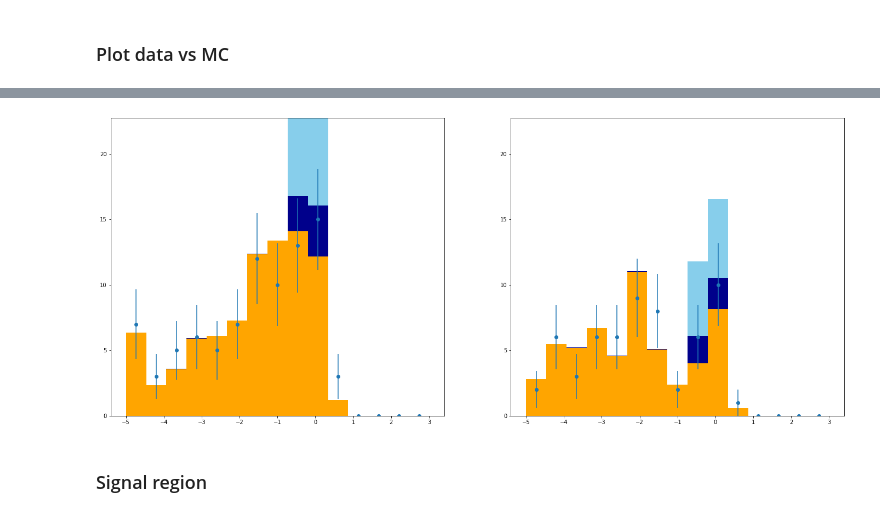
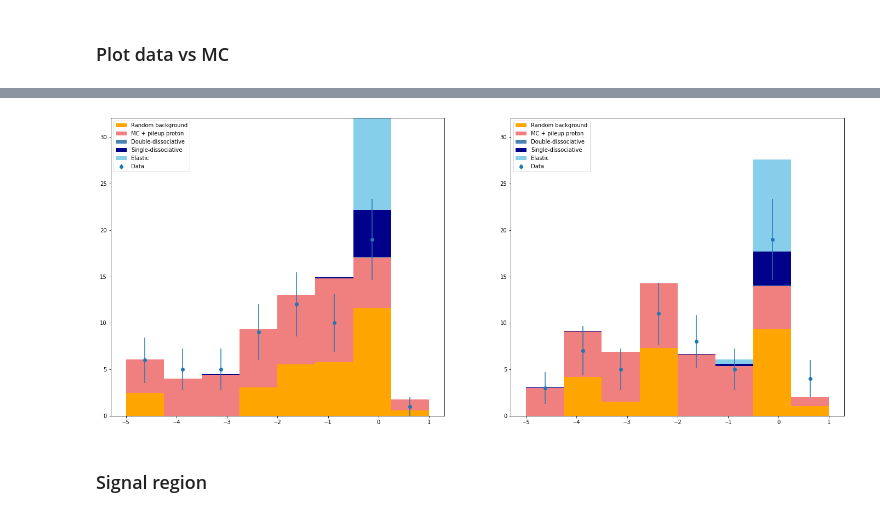
Before and after one commit to antoniovilela/pps-dilepton-analysis-notebook, a Jupyter notebook: Data-MC.ipynb, the cells around one changed output, grey strips where cells are left out. Drawn from its saved outputs; the diff is of its cells as text; code cells hidden in the pictures.

Commit message:
Including throughout mixed protons.

```diff
--- a/Data-MC.ipynb
+++ b/Data-MC.ipynb
@@ -770,0 +1220,3 @@ df_data
+# %%
+df_data_protons_xiMax = pd.concat( df_data_protons_xiMax_multiRP )
+df_data_protons_xiMax
@@ -770,0 +1238,3 @@ df_data
+# %%
+df_data_protons_xiMax = select_events( df_data_protons_xiMax )
+df_data_protons_xiMax
@@ -810,6 +1296,7 @@ df_data[ ['MultiRP', 'Arm', 'RPId1', 'RPId2',
 # df_data = df_data[ df_data[ "within_aperture" ] ]
 # df_data
 # %%
+df_data = df_data_protons_xiMax
 if proton_selection == "MultiRP":
     msk_data = ( df_data["InvMass"] >= 0. )
     # Multi-RP
@@ -837,8 +1324,12 @@ if proton_selection == "MultiRP":
 # %% [markdown]
 ### Plot data vs MC
 # %%
+df_signal_protons = df_signal_plus_mix_protons_xiMax_multiRP_sig_protons
+df_mixed_protons = df_signal_plus_mix_protons_xiMax_multiRP_mixed_protons
+
 for label_ in df_signals_protons_multiRP_index:
-    df_signals_protons_multiRP_index[ label_ ][ "xi_ratio" ] = ( 1. - df_signals_protons_multiRP_index[ label_ ][ "Xi" ] / df_signals_protons_multiRP_index[ label_ ][ "XiMuMu" ] )
+    df_signal_protons[ label_ ][ "xi_ratio" ] = ( 1. - df_signal_protons[ label_ ][ "Xi" ] / df_signal_protons[ label_ ][ "XiMuMu" ] )
+    df_mixed_protons[ label_ ][ "xi_ratio" ] = ( 1. - df_mixed_protons[ label_ ][ "Xi" ] / df_mixed_protons[ label_ ][ "XiMuMu" ] )
 
 df_bkg[ "xi_ratio" ] = ( 1. - df_bkg[ "Xi" ] / df_bkg[ "XiMuMu" ] )
 df_data[ "xi_ratio" ] = ( 1. - df_data[ "Xi" ] / df_data[ "XiMuMu" ] )
@@ -918,8 +1550,19 @@ for idx_ in range( len( df_mc_list ) ):
 fig, axes = plt.subplots( 1, 2, figsize=(24,10) )
 
 var_ = "xi_ratio"
-hist_bins_ = 15
-hist_range_ = (-5.,3.)
+hist_bins_ = 8
+hist_range_ = (-5.,1.)
+
+vals_bins_1, sumw_bkg_sub_1, sumw2_bkg_sub_1, sumw_mixed_1, sumw2_mixed_1 = calculate_mixed_bkg(
+    var_, hist_bins_, hist_range_,
+    df_bkg_1, df_mixed_list_1,
+    weights_bkg_1, weights_mixed_list_1 )
+print ( vals_bins_1, sumw_bkg_sub_1, sumw2_bkg_sub_1, sumw_mixed_1, sumw2_mixed_1 )
+vals_bins_2, sumw_bkg_sub_2, sumw2_bkg_sub_2, sumw_mixed_2, sumw2_mixed_2 = calculate_mixed_bkg(
+    var_, hist_bins_, hist_range_,
+    df_bkg_2, df_mixed_list_2,
+    weights_bkg_2, weights_mixed_list_2 )
+print ( vals_bins_2, sumw_bkg_sub_2, sumw2_bkg_sub_2, sumw_mixed_2, sumw2_mixed_2 )
 
 counts_1, _ = np.histogram( df_data_1[ var_ ], bins=hist_bins_, range=hist_range_ )
 counts_2, _ = np.histogram( df_data_2[ var_ ], bins=hist_bins_, range=hist_range_ )
@@ -927,18 +1570,57 @@ errors_1 = np.sqrt( counts_1 )
 errors_2 = np.sqrt( counts_2 )
 idx_ymax_ = np.argmax( np.concatenate( [counts_1, counts_2] ) )
 y_max = np.concatenate( [counts_1, counts_2] )[idx_ymax_]
-y_max += np.max( [ 2*np.concatenate( [errors_1, errors_2] )[idx_ymax_], 0.20*y_max ] )
+y_max += np.max( [ 3*np.concatenate( [errors_1, errors_2] )[idx_ymax_], 0.30*y_max ] )
 
-fig_, ax_ = plot_data_mc( var_, hist_bins=hist_bins_, hist_range=hist_range_,
-                          df_data=df_data_1,
-                          df_mc_list=df_mc_list_1,
-                          weights_mc_list=weights_mc_list_1, labels_mc=labels_mc,
+# fig_, ax_ = plot_data_mc( var_, hist_bins=hist_bins_, hist_range=hist_range_,
+#                           df_data=df_data_1,
+#                           df_bkg=df_bkg_1,
+#                           df_sig_list=df_sig_list_1,
+#                           df_mixed_list=df_mixed_list_1,
+#                           weights_bkg=weights_bkg_1,
+#                           weights_sig_list=weights_sig_list_1,
+#                           weights_mixed_list=weights_mixed_list_1,
+#                           labels_mc=labels_mc,
+#                           fig=fig, ax=axes[0]
+#                           )
+# fig_, ax_ = plot_data_mc( var_, hist_bins=hist_bins_, hist_range=hist_range_,
+#                           df_data=df_data_2,
+#                           df_bkg=df_bkg_2,
+#                           df_sig_list=df_sig_list_2,
+#                           df_mixed_list=df_mixed_list_2,
+#                           weights_bkg=weights_bkg_2,
+#                           weights_sig_list=weights_sig_list_2,
+#                           weights_mixed_list=weights_mixed_list_2,
+#                           labels_mc=labels_mc,
+#                           fig=fig, ax=axes[1]
+#                           )
+
+fig_, ax_ = plot_data_mc( hist_bins=hist_bins_, hist_range=hist_range_,
+                          vals_data=df_data_1[ var_ ],
+                          vals_bkg=vals_bins_1,
+                          vals_mixed=vals_bins_1,
+                          vals_sig_list=[ df__[ var_ ] for df__ in df_sig_list_1 ],
+                          weights_bkg=sumw_bkg_sub_1,
+                          weights_mixed=sumw_mixed_1,
+                          weights_sig_list=weights_sig_list_1,
+                          label_bkg="Random background",
+                          label_mixed="MC + pileup proton",
+                          labels_mc=labels_mc,
+                          colors=[ 'orange', 'lightcoral', 'steelblue', 'darkblue', 'skyblue' ],
                           fig=fig, ax=axes[0]
                           )
-fig_, ax_ = plot_data_mc( var_, hist_bins=hist_bins_, hist_range=hist_range_,
-                          df_data=df_data_2,
-                          df_mc_list=df_mc_list_2,
-                          weights_mc_list=weights_mc_list_2, labels_mc=labels_mc,
+fig_, ax_ = plot_data_mc( hist_bins=hist_bins_, hist_range=hist_range_,
+                          vals_data=df_data_2[ var_ ],
+                          vals_bkg=vals_bins_2,
+                          vals_mixed=vals_bins_2,
+                          vals_sig_list=[ df__[ var_ ] for df__ in df_sig_list_2 ],
+                          weights_bkg=sumw_bkg_sub_2,
+                          weights_mixed=sumw_mixed_2,
+                          weights_sig_list=weights_sig_list_2,
+                          label_bkg="Random background",
+                          label_mixed="MC + pileup proton",
+                          labels_mc=labels_mc,
+                          colors=[ 'orange', 'lightcoral', 'steelblue', 'darkblue', 'skyblue' ],
                           fig=fig, ax=axes[1]
                           )
 axes[0].set_ylim( bottom=0., top=y_max )
@@ -950,4 +1649,4 @@ axes[1].set_ylim( bottom=0., top=y_max )
-[figure, old version]
+[figure, new version]
 # %% [markdown]
 ### Signal region
 # %%
```
Also changed, not shown: parts of 68 cells of this notebook, 10 other files.
